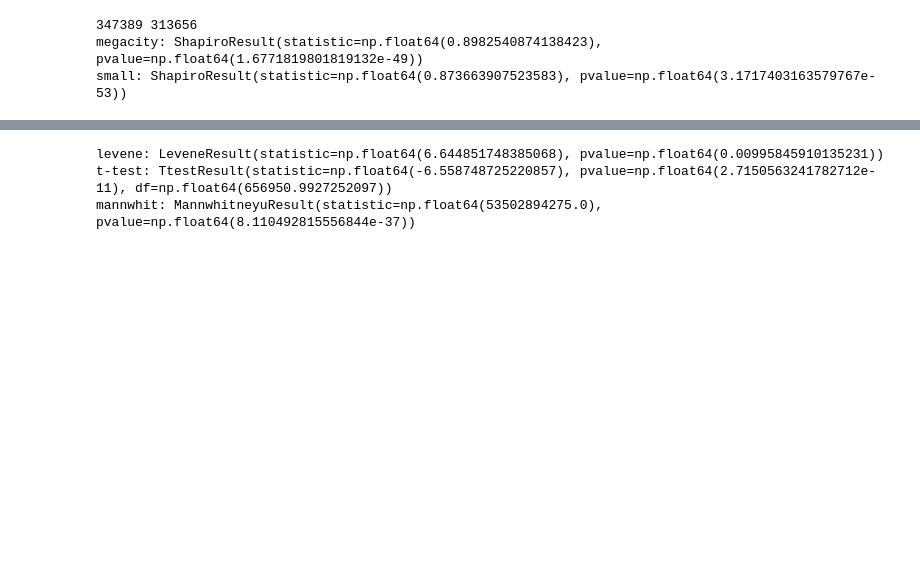
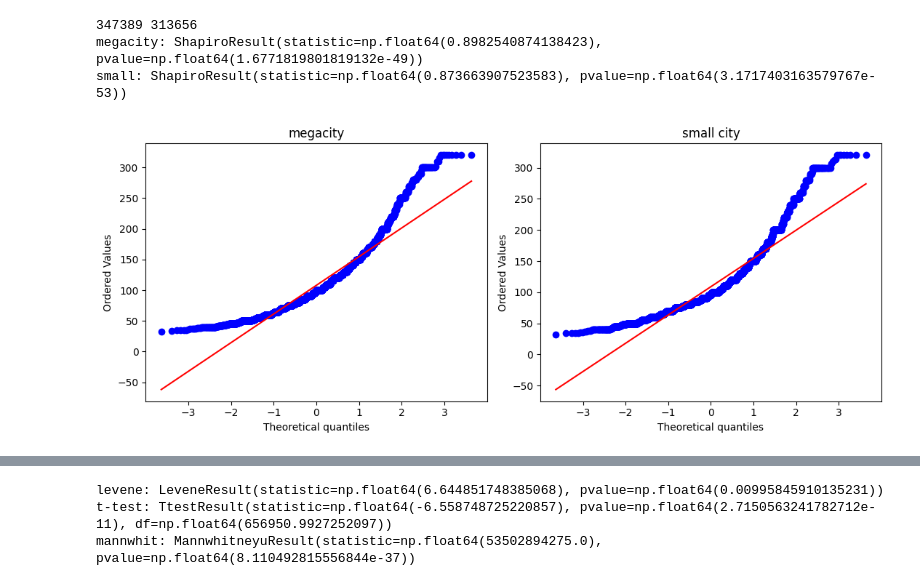
Before and after one commit to aminrafi394/quera-AI-first-project, a Jupyter notebook: notebooks/hypothesis_1_mahdi.ipynb, the cells around one changed output, grey strips where cells are left out. Saved outputs shown, nothing was run; the diff lists cells and outputs as text; code cells hidden in the pictures; blank space fills up the shorter version.

Commit message:
Strengthen hypothesis test 1: Q-Q plot, method justification, composition-adjusted means, English markdown

```diff
--- a/notebooks/hypothesis_1_mahdi.ipynb
+++ b/notebooks/hypothesis_1_mahdi.ipynb
@@ -191,3 +220,18 @@ print('small:', stats.shapiro(small.sample(5000, random_state=42)))
 347389 313656
 megacity: ShapiroResult(statistic=np.float64(0.8982540874138423), pvalue=np.float64(1.6771819801819132e-49))
 small: ShapiroResult(statistic=np.float64(0.873663907523583), pvalue=np.float64(3.1717403163579767e-53))
+# %%
+# q-q plot
+
+fig, axes = plt.subplots(1,2,figsize=(11,4.5))
+
+stats.probplot(mega.sample(5000,random_state=42),dist='norm',plot=axes[0])
+axes[0].set_title('megacity')
+
+stats.probplot(small.sample(5000,random_state=42),dist='norm',plot=axes[1])
+axes[1].set_title('small city')
+
+plt.tight_layout()
+plt.show()
+# %% [output]
+[figure, added]
```
Also changed, not shown: parts of 23 cells of this notebook.
